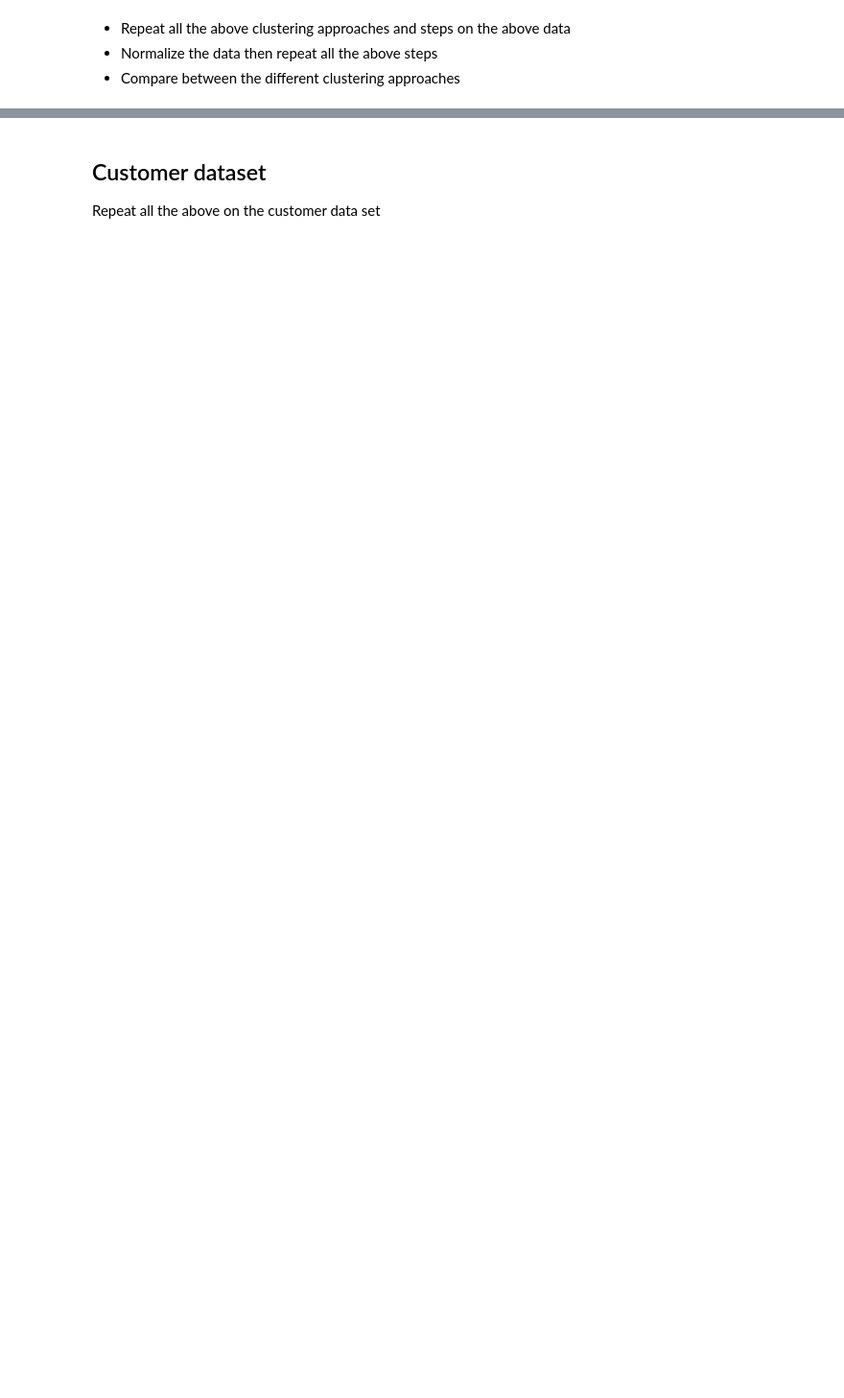
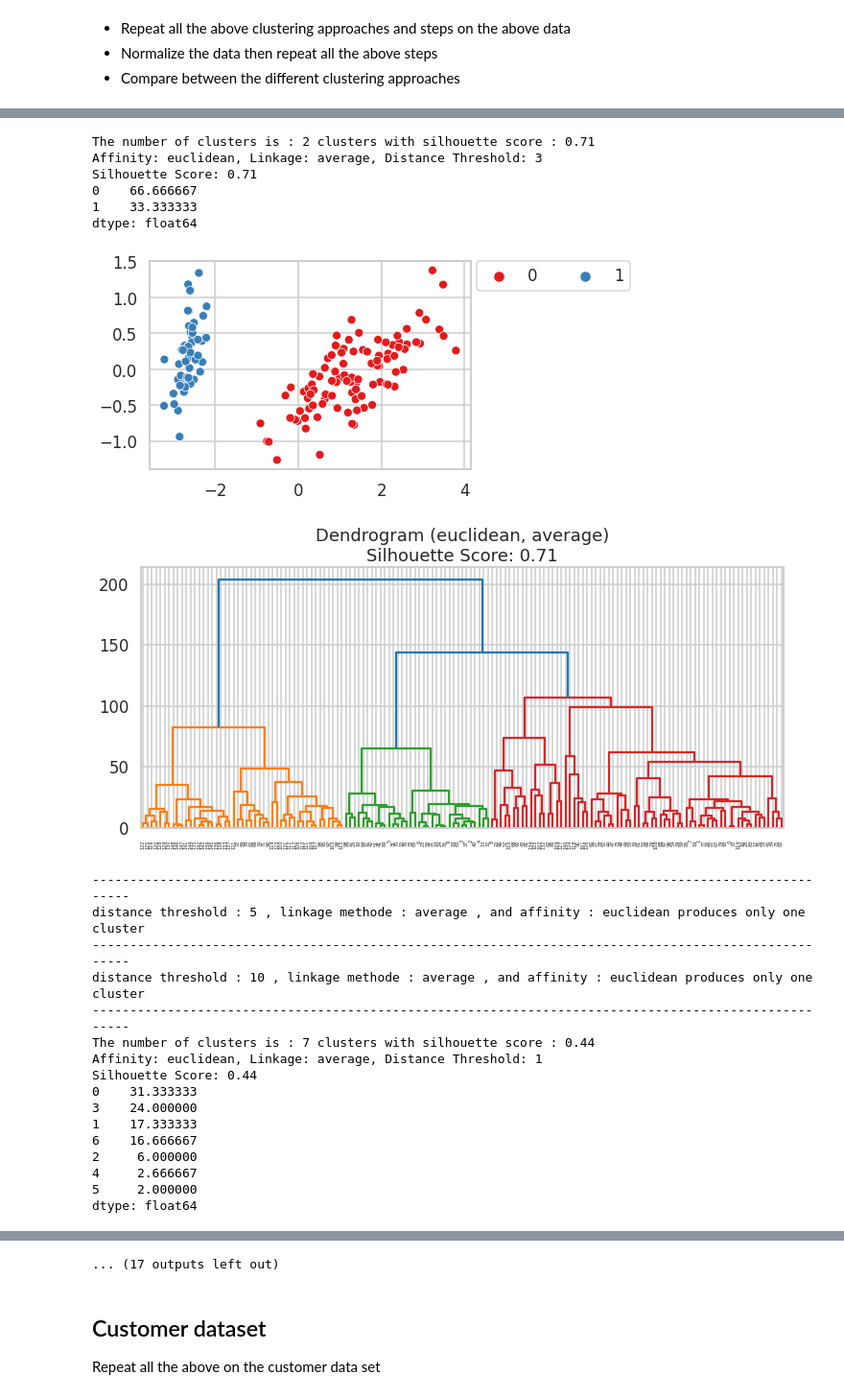
Before and after one commit to tamer017/Clustering, a Jupyter notebook: Hierarchal_Clustering.ipynb, the cells around one changed output, grey strips where cells are left out. Shown at 96% size. Cells and saved outputs as stored; diff of their text form; code cells hidden in the pictures; blank space fills up the shorter version.

```diff
--- a/Hierarchal_Clustering.ipynb
+++ b/Hierarchal_Clustering.ipynb
@@ -230,0 +484,11 @@ For 20 clusters, the average silhouette_score is : 0.285882864083063 , the desto
+# %%
+pca = PCA(n_components=2)
+# prepare transform on dataset
+pca.fit(iris_data.data)
+# apply transform to dataset
+transformed = pca.transform(iris_data.data)
+data_2d = pd.DataFrame(transformed,columns = ["1",'2'])
+df = px.data.iris()
+fig = px.scatter(data_2d,x = "1",y = "2",
+              color='2')
+fig.show()
@@ -230,0 +497,32 @@ For 20 clusters, the average silhouette_score is : 0.285882864083063 , the desto
+# %%
+Agglomerative_clustering(data_2d.values,no_dendograms = False)
+# The number of clusters is : 2 clusters with silhouette score : 0.71
+# Affinity: euclidean, Linkage: average, Distance Threshold: 3
+# Silhouette Score: 0.71
+# 0    66.666667
+# 1    33.333333
+# %% [output]
+The number of clusters is : 2 clusters with silhouette score : 0.71
+Affinity: euclidean, Linkage: average, Distance Threshold: 3
+Silhouette Score: 0.71
+0    66.666667
+1    33.333333
+dtype: float64
+[figure, added]
+[figure, added]
+-----------------------------------------------------------------------------------------------------
+distance threshold : 5 , linkage methode : average , and affinity : euclidean produces only one cluster
+-----------------------------------------------------------------------------------------------------
+distance threshold : 10 , linkage methode : average , and affinity : euclidean produces only one cluster
+-----------------------------------------------------------------------------------------------------
+The number of clusters is : 7 clusters with silhouette score : 0.44
+Affinity: euclidean, Linkage: average, Distance Threshold: 1
+Silhouette Score: 0.44
+0    31.333333
+3    24.000000
+1    17.333333
+6    16.666667
+2     6.000000
+4     2.666667
+5     2.000000
+dtype: float64
@@ -231,3 +557,4 @@ For 20 clusters, the average silhouette_score is : 0.285882864083063 , the desto
+... (17 outputs left out)
 # %% [markdown]
 ## Customer dataset
 Repeat all the above on the customer data set
```
Also changed, not shown: parts of 30 cells of this notebook.
